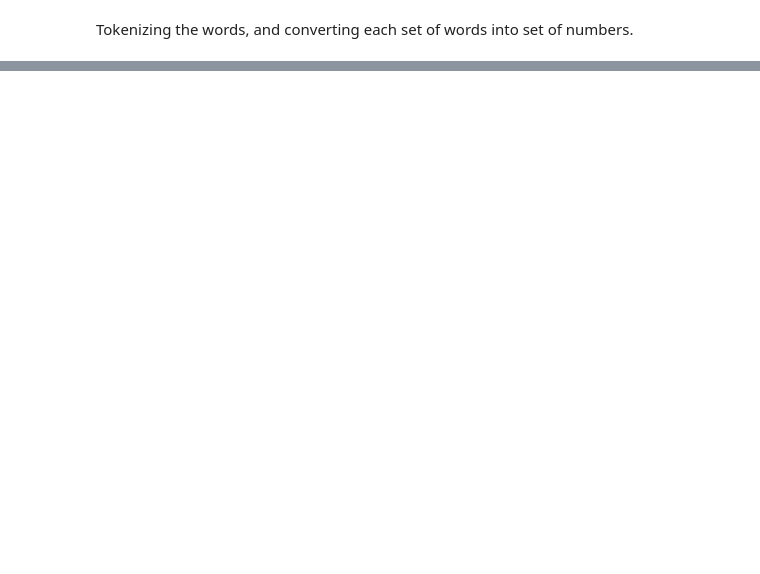
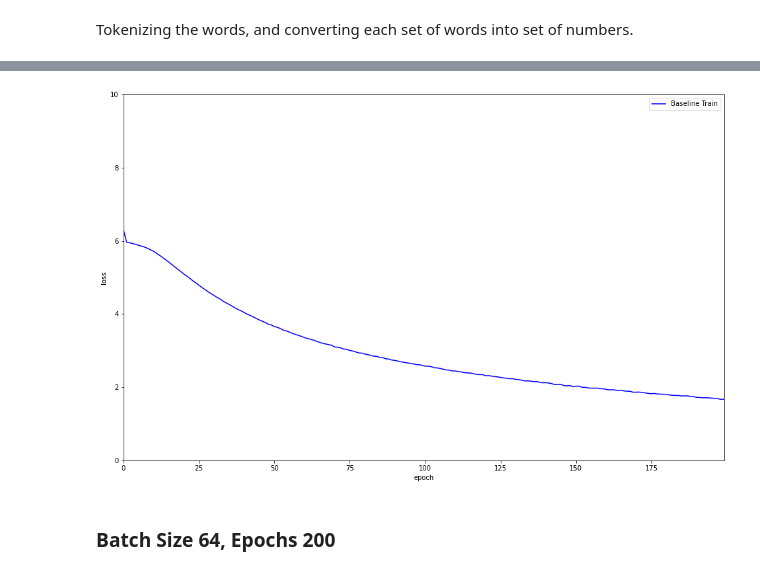
Before and after one commit to dkwliu/AllProjects, a Jupyter notebook: Python/Text Generator/Email Sentence Completer.ipynb, the cells around one changed output, grey strips where cells are left out. Cells and saved outputs as stored; diff of their text form; code cells hidden in the pictures; blank space fills up the shorter version.

Commit message:
text generator

```diff
--- a/Python/Text Generator/Email Sentence Completer.ipynb
+++ b/Python/Text Generator/Email Sentence Completer.ipynb
@@ -403,0 +358,2 @@ Epoch 20/20
+# %%
+input_data, output_data = split_tokenize(max_input_length, cleaned_data, unique_words_list)
@@ -403,0 +472,29 @@ Epoch 20/20
+# %%
+# batch size and epochs. Adjust these numbers to fit the specifications for the model
+# batch_size was 64 for all four models below
+# epochs of 100 and 200 were used for LSTM_model
+# epochs of 100 and 200 were used for LSTM_model_2
+batch_size = 64
+epochs = 200
+# %%
+def return_model(ep, bs):
+    # specifying the name of the model and model history csv
+    model_name = "text_gen_" + str(ep) +".h5"
+    model_history_name = "text_gen_history_" + str(ep) +".csv"
+    text_gen_model = None
+    text_gen_model_history = pd.DataFrame()
+
+    if os.path.exists(model_name):
+        print("Model Found: Loading...")
+        text_gen_model = load_model(model_name)
+        text_gen_model_history = pd.read_csv(model_history_name)
+        print(text_gen_model.summary())
+        print("Model Loaded!")
+    else:
+        print("Model not Found. Fitting model...")
+        text_gen_model, text_gen_model_history = LSTM_model(bs, ep, model_name, model_history_name)
+        text_gen_model_history = text_gen_model_history.history
+
+    return text_gen_model, text_gen_model_history
+# %%
+gen_model_1, gen_model_history_1 = return_model(epochs, batch_size)
@@ -403,0 +519,13 @@ Epoch 20/20
+# %%
+plt.figure(figsize=(16,10))
+plt.plot(np.arange(0,epochs,1), gen_model_history_1['loss'], color='blue', label='Baseline Train')
+plt.ylabel("loss")
+plt.xlabel("epoch")
+plt.xlim([0,max(np.arange(0,epochs,1))])
+plt.ylim([0,10])
+plt.legend()
+plt.show()
+# %% [output]
+[figure, added]
+# %% [markdown]
+### Batch Size 64, Epochs 200
```
Also changed, not shown: parts of 84 cells of this notebook, 13 other files.
